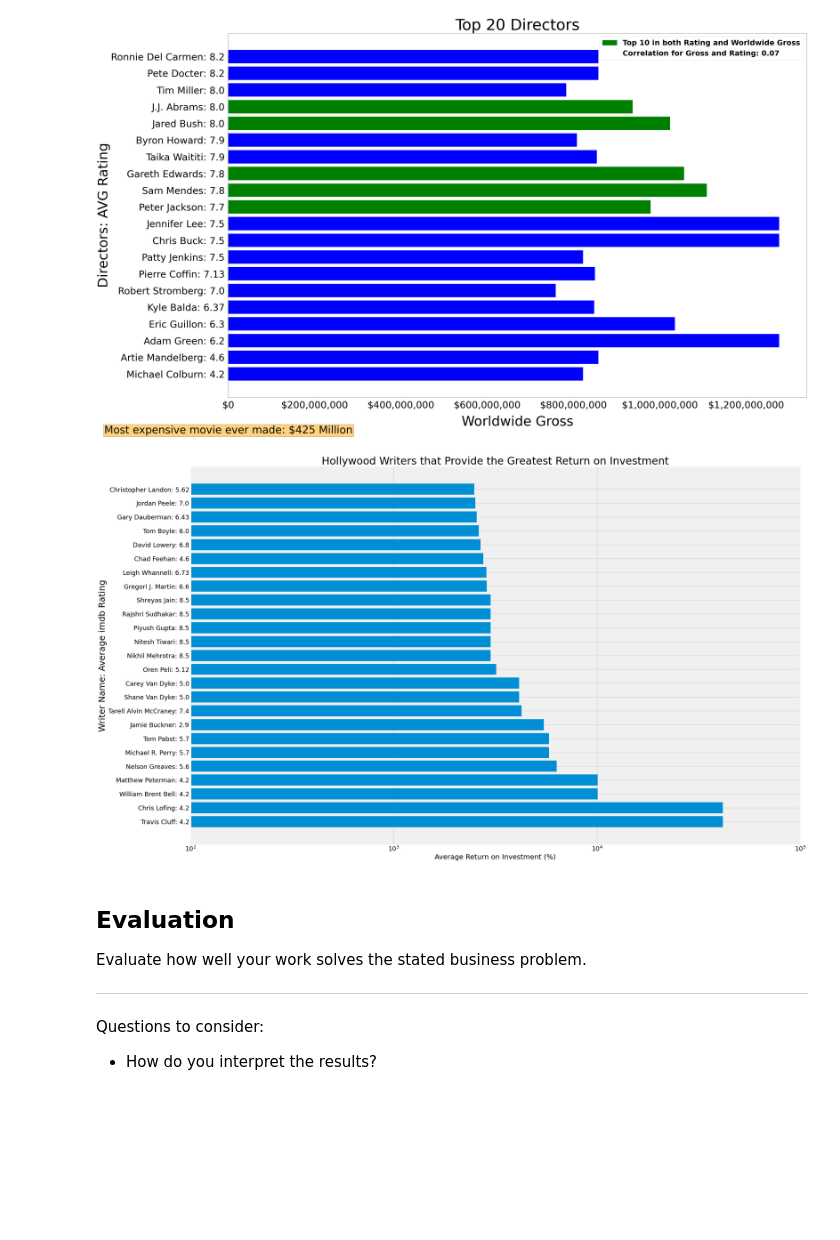
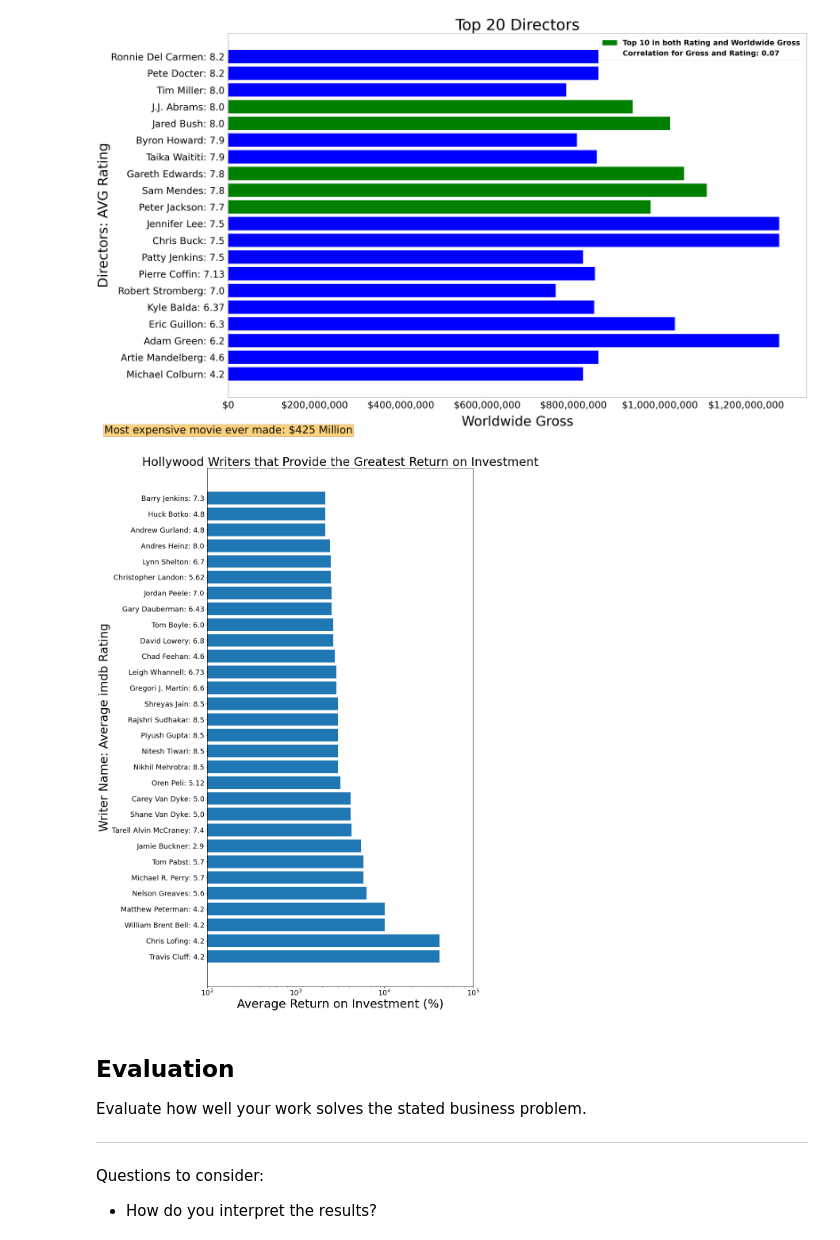
Before and after one commit to zach-hanly/microsoft_movie_project, a Jupyter notebook: master_notebook.ipynb, the cells around one changed output. Saved outputs shown, nothing was run; the diff lists cells and outputs as text; code cells hidden in the pictures; blank space fills up the shorter version.

Commit message:
Update Charts, Extra Analysis

```diff
--- a/master_notebook.ipynb
+++ b/master_notebook.ipynb
@@ -204,7 +204,7 @@ Correlation between average worldwide gross and average rating for the top 20 di
 #find top writers based on Return on Investment
 top_writers = writers_profit.where(writers_profit['ROI'] > 1).sort_values('ROI', ascending = False)
 top_writers_2000 = top_writers[(top_writers['release_date'] > '2000-1-1')]
-writers_plot = top_writers_2000.groupby('primary_name').mean('ROI').sort_values('ROI', ascending = False)[:25]
+writers_plot = top_writers_2000.groupby('primary_name').mean('ROI').sort_values('ROI', ascending = False)[:30]
 wnames = writers_plot.index
 wratings = writers_plot.averagerating.values.round(2)
 wnames_wrating = [x+': '+str(y) for x,y in zip(wnames,wratings)]
@@ -250,20 +250,21 @@ plt.savefig('top_directors.png')
 # %% [output]
 [figure]
 # %%
-fig2, ax2 = plt.subplots(figsize = (28,20))
+fig, ax = plt.subplots(figsize = (12,24))
 x = wnames_wrating
 y = writers_plot['ROI']
-ax2.barh(x,y)
-ax2.set_xscale('log')
-ax2.set_xticks([100, 1000, 10000,100000])
-ax2.set_xlabel('Average Return on Investment (%)', size = 20)
-ax2.set_title('Hollywood Writers that Provide the Greatest Return on Investment', size = 30)
-ax2.set_ylabel('Writer Name: Average imdb Rating', size = 25)
-ax2.tick_params(axis='both', which='major', labelsize=18)
-ax2.tick_params(axis='y', which='minor', labelsize=18)
+ax.barh(x,y)
+ax.set_xscale('log')
+ax.set_xticks([100, 1000, 10000,100000])
+ax.set_xlabel('Average Return on Investment (%)', size = 30)
+ax.set_title('Hollywood Writers that Provide the Greatest Return on Investment', size = 30)
+ax.set_ylabel('Writer Name: Average imdb Rating', size = 30)
+ax.tick_params(axis='both', which='major', labelsize=18)
+ax.tick_params(axis='y', which='minor', labelsize=18)
 plt.style.use('fivethirtyeight');
+plt.savefig('top30writersROI.png')
 # %% [output]
-[figure, old version]
+[figure, new version]
 # %% [markdown]
 ## Evaluation
 Evaluate how well your work solves the stated business problem.
```
Also changed, not shown: 5 other files.
